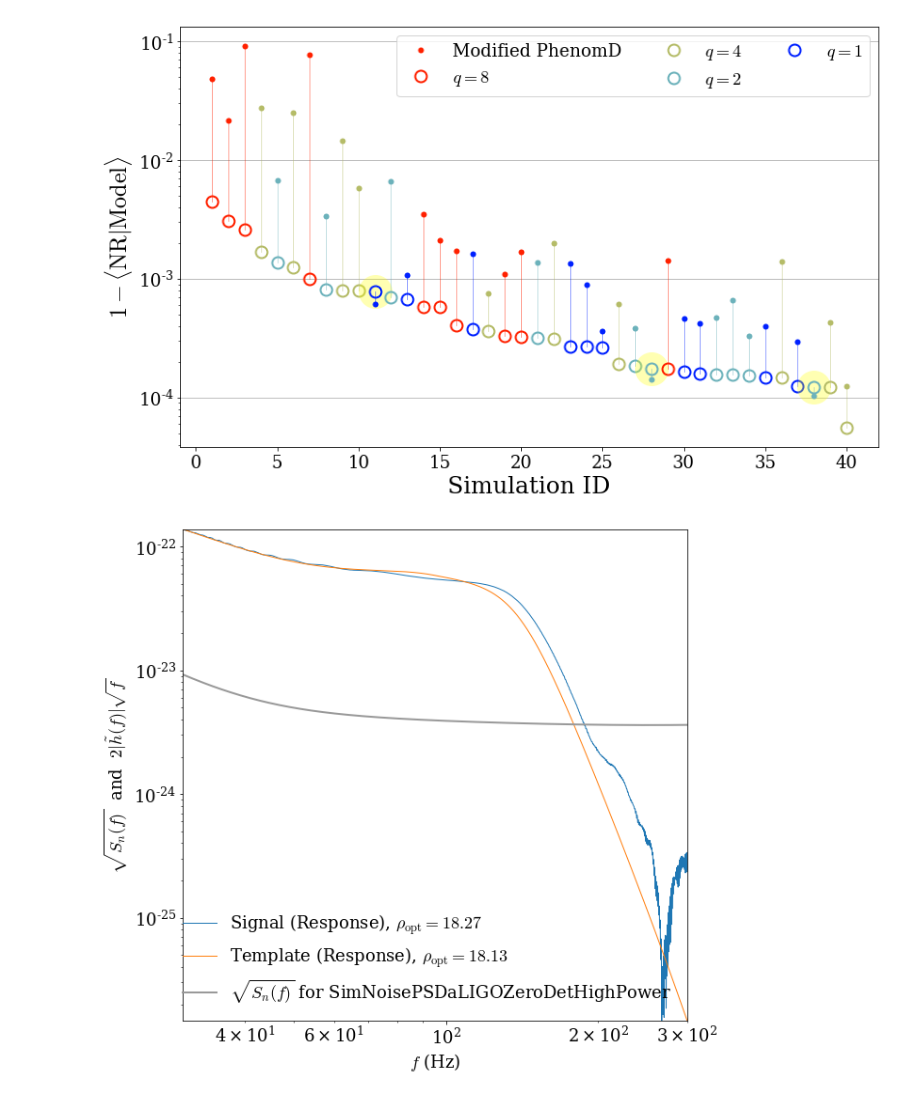
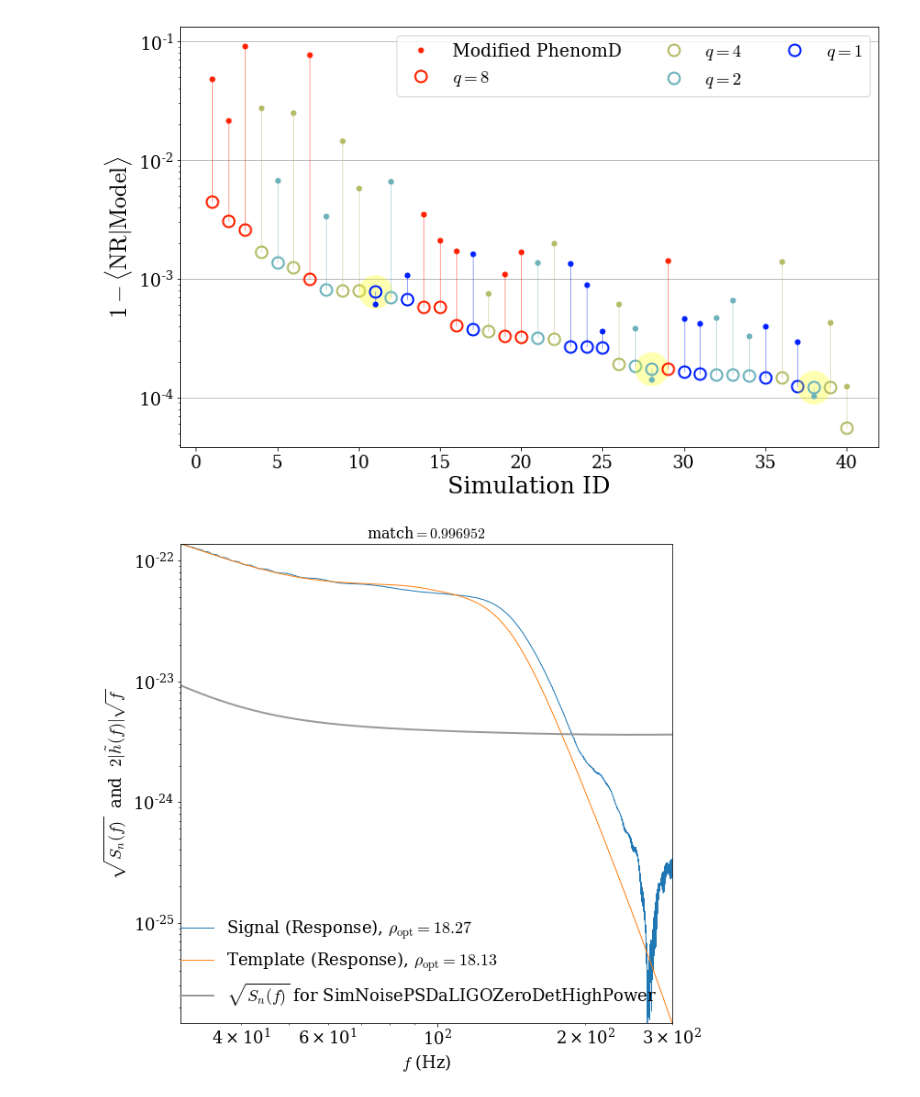
Before and after one commit to Cyberface/puck, a Jupyter notebook: ll/issues/5_matches.ipynb, the cells around one changed output. Cells and saved outputs as stored; diff of their text form; code cells hidden in the pictures.

```diff
--- a/ll/issues/5_matches.ipynb
+++ b/ll/issues/5_matches.ipynb
@@ -169,7 +169,8 @@ for k,a in enumerate(pwca_catalog[mask]):
 savefig('/Users/book/KOALA/puck/ll/data/version2/matches_diagnostic.pdf')
 # %% [output]
 [figure]
-# %%
-mo.plot();
-# %% [output]
-[figure, removed]
+# %%
+fig = mo.plot()
+title('match$=%f$'%mx);
+# %% [output]
+[figure, added]
```
Also changed, not shown: 2 other files.
